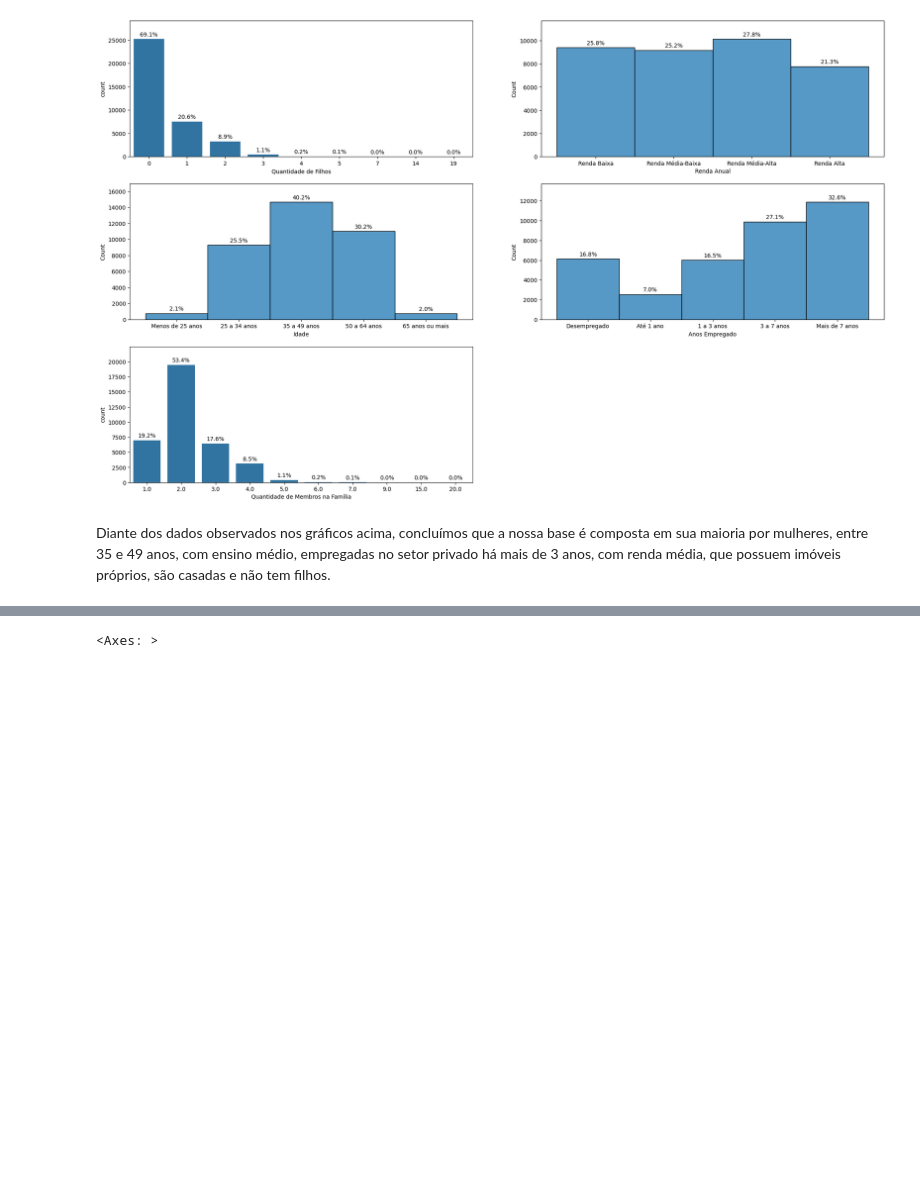
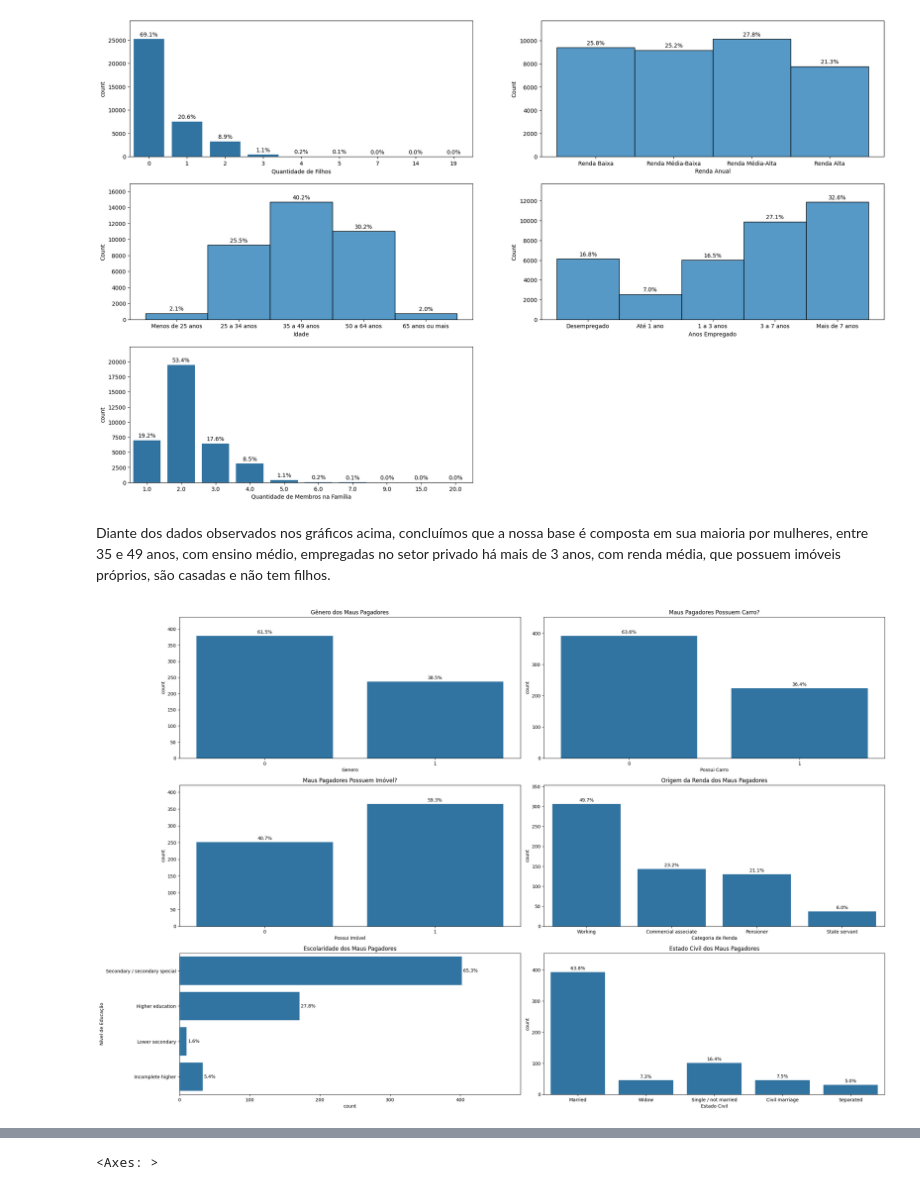
Before and after one commit to camilavbr/Tech_Challenge_Fase2_rm377839, a Jupyter notebook: notebooks/01_eda.ipynb, the cells around one changed output, grey strips where cells are left out. Cells and saved outputs as stored; diff of their text form; code cells hidden in the pictures; blank space fills up the shorter version.

```diff
--- a/notebooks/01_eda.ipynb
+++ b/notebooks/01_eda.ipynb
@@ -517,3 +514,77 @@ fig.set_ylim(0, fig.get_ylim()[1] * 1.1)
 [figure]
 # %% [markdown]
 Diante dos dados observados nos gráficos acima, concluímos que a nossa base é composta em sua maioria por mulheres, entre 35 e 49 anos, com ensino médio, empregadas no setor privado há mais de 3 anos, com renda média, que possuem imóveis próprios, são casadas e não tem filhos.
+# %%
+# ========================================================
+# FILTRO: Selecionando APENAS o perfil dos Maus Pagadores (mau_pagador == 1)
+# ========================================================
+maus_pagadores = base[base['mau_pagador'] == 1]
+total = len(maus_pagadores)
+
+# Configuração da tela de gráficos
+plt.figure(figsize=(24,20))
+
+# --- SUBPLOT 1: GÊNERO ---
+plt.subplot(4,2,1)
+fig = sns.countplot(data=maus_pagadores, x='CODE_GENDER') # Alterado para data=maus_pagadores
+fig.set_title("Gênero dos Maus Pagadores")
+fig.set_xlabel("Genero")
+for container in fig.containers:
+  labels = [f'{v.get_height() / total * 100:.1f}%' if v.get_height() > 0 else '' for v in container]
+  fig.bar_label(container, labels=labels, label_type='edge', padding=3)
+fig.set_ylim(0, fig.get_ylim()[1] * 1.1)
+
+# --- SUBPLOT 2: POSSUI CARRO ---
+plt.subplot(4,2,2)
+fig = sns.countplot(data=maus_pagadores, x='FLAG_OWN_CAR') # Alterado para data=maus_pagadores
+fig.set_title("Maus Pagadores Possuem Carro?")
+fig.set_xlabel("Possui Carro")
+for container in fig.containers:
+  labels = [f'{v.get_height() / total * 100:.1f}%' if v.get_height() > 0 else '' for v in container]
+  fig.bar_label(container, labels=labels, label_type='edge', padding=3)
+fig.set_ylim(0, fig.get_ylim()[1] * 1.1)
+
+# --- SUBPLOT 3: POSSUI IMÓVEL ---
+plt.subplot(4,2,3)
+fig = sns.countplot(data=maus_pagadores, x='FLAG_OWN_REALTY') # Alterado para data=maus_pagadores
+fig.set_title("Maus Pagadores Possuem Imóvel?")
+fig.set_xlabel("Possui Imóvel")
+for container in fig.containers:
+  labels = [f'{v.get_height() / total * 100:.1f}%' if v.get_height() > 0 else '' for v in container]
+  fig.bar_label(container, labels=labels, label_type='edge', padding=3)
+fig.set_ylim(0, fig.get_ylim()[1] * 1.1)
+
+# --- SUBPLOT 4: CATEGORIA DE RENDA ---
+plt.subplot(4,2,4)
+fig = sns.countplot(data=maus_pagadores, x='NAME_INCOME_TYPE') # Alterado para data=maus_pagadores
+fig.set_title("Origem da Renda dos Maus Pagadores")
+fig.set_xlabel("Categoria de Renda")
+for container in fig.containers:
+  labels = [f'{v.get_height() / total * 100:.1f}%' if v.get_height() > 0 else '' for v in container]
+  fig.bar_label(container, labels=labels, label_type='edge', padding=3)
+fig.set_ylim(0, fig.get_ylim()[1] * 1.1)
+
+# --- SUBPLOT 5: NÍVEL DE EDUCAÇÃO (HORIZONTAL) ---
+plt.subplot(4,2,5)
+fig = sns.countplot(data=maus_pagadores, y='NAME_EDUCATION_TYPE') # Alterado para data=maus_pagadores
+fig.set_title("Escolaridade dos Maus Pagadores")
+fig.set_ylabel("Nível de Educação")
+for container in fig.containers:
+    labels = [f'{v.get_width() / total * 100:.1f}%' if v.get_width() > 0 else '' for v in container]
+    fig.bar_label(container, labels=labels, label_type='edge', padding=3)
+fig.set_xlim(0, fig.get_xlim()[1] * 1.15)
+
+# --- SUBPLOT 6: ESTADO CIVIL ---
+plt.subplot(4,2,6)
+fig = sns.countplot(data=maus_pagadores, x='NAME_FAMILY_STATUS') # Alterado para data=maus_pagadores
+fig.set_title("Estado Civil dos Maus Pagadores")
+fig.set_xlabel("Estado Civil")
+for container in fig.containers:
+  labels = [f'{v.get_height() / total * 100:.1f}%' if v.get_height() > 0 else '' for v in container]
+  fig.bar_label(container, labels=labels, label_type='edge', padding=3)
+fig.set_ylim(0, fig.get_ylim()[1] * 1.1)
+
+plt.tight_layout() # Adicionado para evitar que os textos fiquem colados ou cortados
+plt.show()
+# %% [output]
+[figure, added]
```
Also changed, not shown: parts of 20 cells of this notebook.
